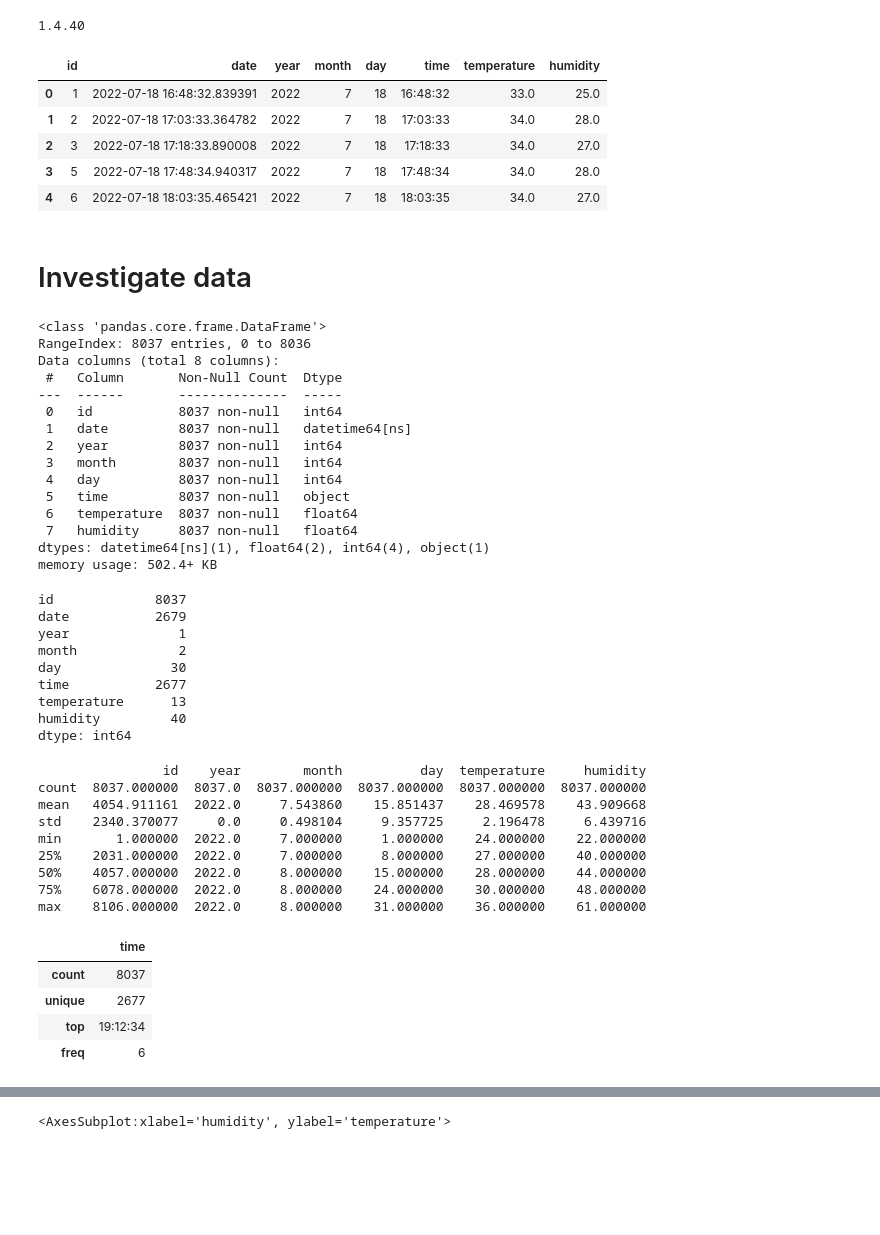
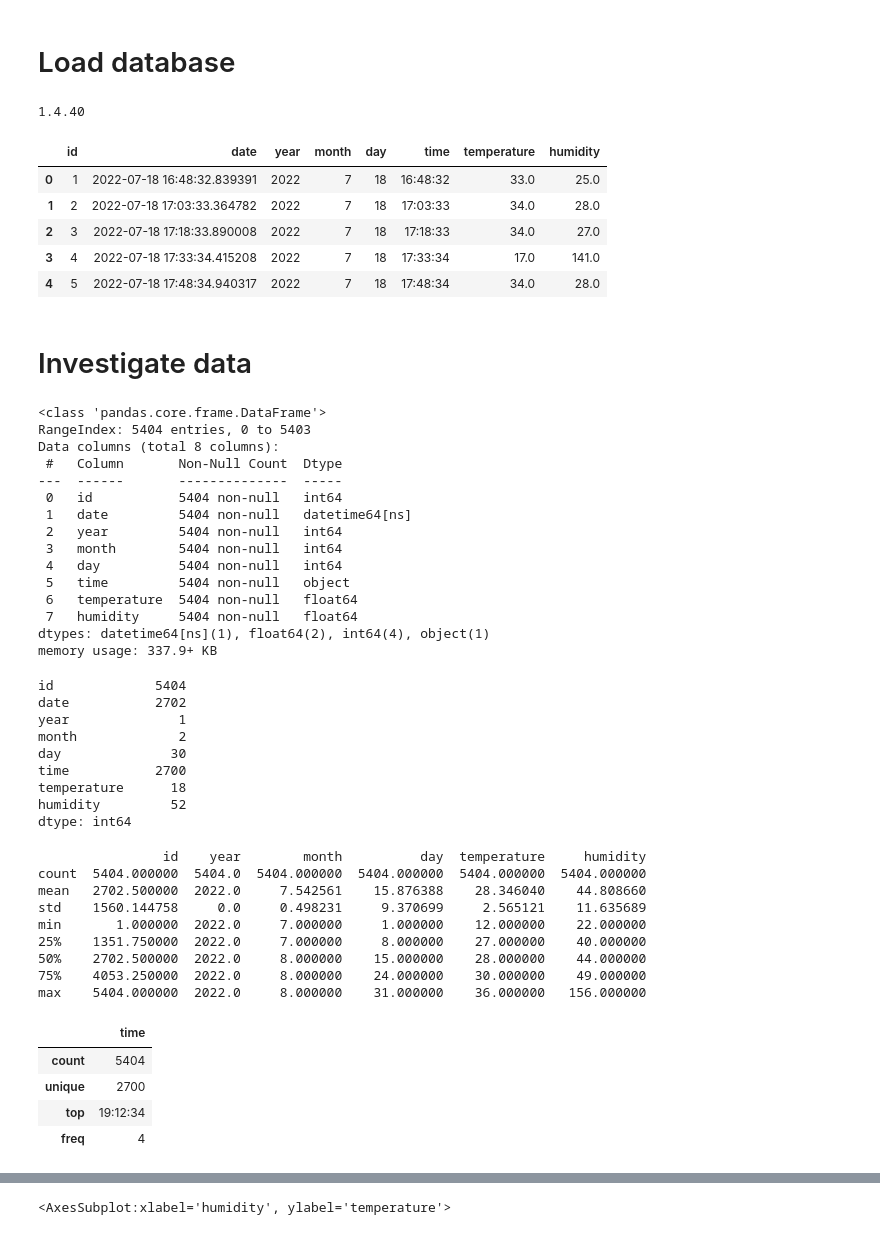
Before and after one commit to stephenjera/Kaggle-Projects, a Jupyter notebook: Temperature_Humidity_Dataset/temperature_data.ipynb, the cells around one changed output, grey strips where cells are left out. Saved outputs shown, nothing was run; the diff lists cells and outputs as text; code cells hidden in the pictures; blank space fills up the shorter version.

```diff
--- a/Temperature_Humidity_Dataset/temperature_data.ipynb
+++ b/Temperature_Humidity_Dataset/temperature_data.ipynb
@@ -6,6 +36,8 @@ import sqlalchemy
 import matplotlib.pyplot as plt
 import seaborn as sns
 from sqlalchemy import create_engine
+# %% [markdown]
+# Load database
 # %%
 # name of the postgresql database
 database_name = 'temp_data'
@@ -17,17 +49,16 @@ print(sqlalchemy.__version__)
 # %%
 # Run SQL query and store in dataframe
 df_temperature_data = pd.read_sql(
     'select * ' +
-    'from temp_data ' +
-    'where humidity <= 100', engine)
+    'from temp_data ', engine)
 df_temperature_data.head()
 # %% [output]
 |  | id | date | year | month | day | time | temperature | humidity |
 | 0 | 1 | 2022-07-18 16:48:32.839391 | 2022 | 7 | 18 | 16:48:32 | 33.0 | 25.0 |
 | 1 | 2 | 2022-07-18 17:03:33.364782 | 2022 | 7 | 18 | 17:03:33 | 34.0 | 28.0 |
 | 2 | 3 | 2022-07-18 17:18:33.890008 | 2022 | 7 | 18 | 17:18:33 | 34.0 | 27.0 |
-| 3 | 5 | 2022-07-18 17:48:34.940317 | 2022 | 7 | 18 | 17:48:34 | 34.0 | 28.0 |
-| 4 | 6 | 2022-07-18 18:03:35.465421 | 2022 | 7 | 18 | 18:03:35 | 34.0 | 27.0 |
+| 3 | 4 | 2022-07-18 17:33:34.415208 | 2022 | 7 | 18 | 17:33:34 | 17.0 | 141.0 |
+| 4 | 5 | 2022-07-18 17:48:34.940317 | 2022 | 7 | 18 | 17:48:34 | 34.0 | 28.0 |
 # %% [markdown]
 # Investigate data
 # %%
@@ -36,32 +67,32 @@ df_temperature_data.head()
 df_temperature_data.info()
 # %% [output]
 <class 'pandas.core.frame.DataFrame'>
-RangeIndex: 8037 entries, 0 to 8036
+RangeIndex: 5404 entries, 0 to 5403
 Data columns (total 8 columns):
  #   Column       Non-Null Count  Dtype
 ---  ------       --------------  -----
- 0   id           8037 non-null   int64
- 1   date         8037 non-null   datetime64[ns]
- 2   year         8037 non-null   int64
- 3   month        8037 non-null   int64
- 4   day          8037 non-null   int64
- 5   time         8037 non-null   object
- 6   temperature  8037 non-null   float64
- 7   humidity     8037 non-null   float64
+ 0   id           5404 non-null   int64
+ 1   date         5404 non-null   datetime64[ns]
+ 2   year         5404 non-null   int64
+ 3   month        5404 non-null   int64
+ 4   day          5404 non-null   int64
+ 5   time         5404 non-null   object
+ 6   temperature  5404 non-null   float64
+ 7   humidity     5404 non-null   float64
 dtypes: datetime64[ns](1), float64(2), int64(4), object(1)
-memory usage: 502.4+ KB
+memory usage: 337.9+ KB
 # %%
 # Get the number of unique values in each of the columns
 df_temperature_data.nunique()
 # %% [output]
-id             8037
-date           2679
+id             5404
+date           2702
 year              1
 month             2
 day              30
-time           2677
-temperature      13
-humidity         40
+time           2700
+temperature      18
+humidity         52
 dtype: int64
 # %%
 # Returns some summary stats such as count,
@@ -70,19 +101,19 @@ print(df_temperature_data.describe(), "\n")
 df_temperature_data.describe(include=object)
 # %% [output]
                 id    year        month          day  temperature     humidity
-count  8037.000000  8037.0  8037.000000  8037.000000  8037.000000  8037.000000
-mean   4054.911161  2022.0     7.543860    15.851437    28.469578    43.909668
-std    2340.370077     0.0     0.498104     9.357725     2.196478     6.439716
-min       1.000000  2022.0     7.000000     1.000000    24.000000    22.000000
-25%    2031.000000  2022.0     7.000000     8.000000    27.000000    40.000000
-50%    4057.000000  2022.0     8.000000    15.000000    28.000000    44.000000
-75%    6078.000000  2022.0     8.000000    24.000000    30.000000    48.000000
-max    8106.000000  2022.0     8.000000    31.000000    36.000000    61.000000
+count  5404.000000  5404.0  5404.000000  5404.000000  5404.000000  5404.000000
+mean   2702.500000  2022.0     7.542561    15.876388    28.346040    44.808660
+std    1560.144758     0.0     0.498231     9.370699     2.565121    11.635689
+min       1.000000  2022.0     7.000000     1.000000    12.000000    22.000000
+25%    1351.750000  2022.0     7.000000     8.000000    27.000000    40.000000
+50%    2702.500000  2022.0     8.000000    15.000000    28.000000    44.000000
+75%    4053.250000  2022.0     8.000000    24.000000    30.000000    49.000000
+max    5404.000000  2022.0     8.000000    31.000000    36.000000   156.000000
 |  | time |
-| count | 8037 |
-| unique | 2677 |
+| count | 5404 |
+| unique | 2700 |
 | top | 19:12:34 |
-| freq | 6 |
+| freq | 4 |
 # %%
 # https://www.stackvidhya.com/plot-correlation-matrix-in-pandas-python/
 corr = df_temperature_data.corr()
```
Also changed, not shown: parts of 2 cells of this notebook.
